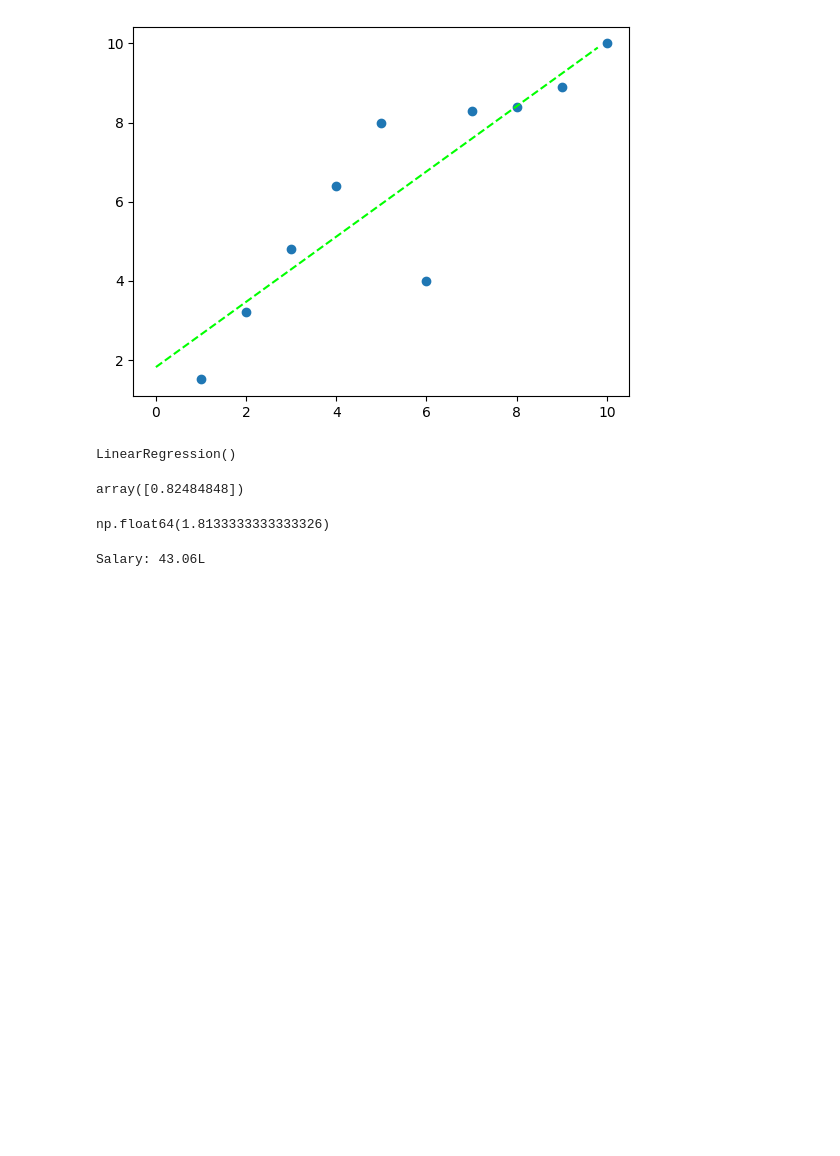
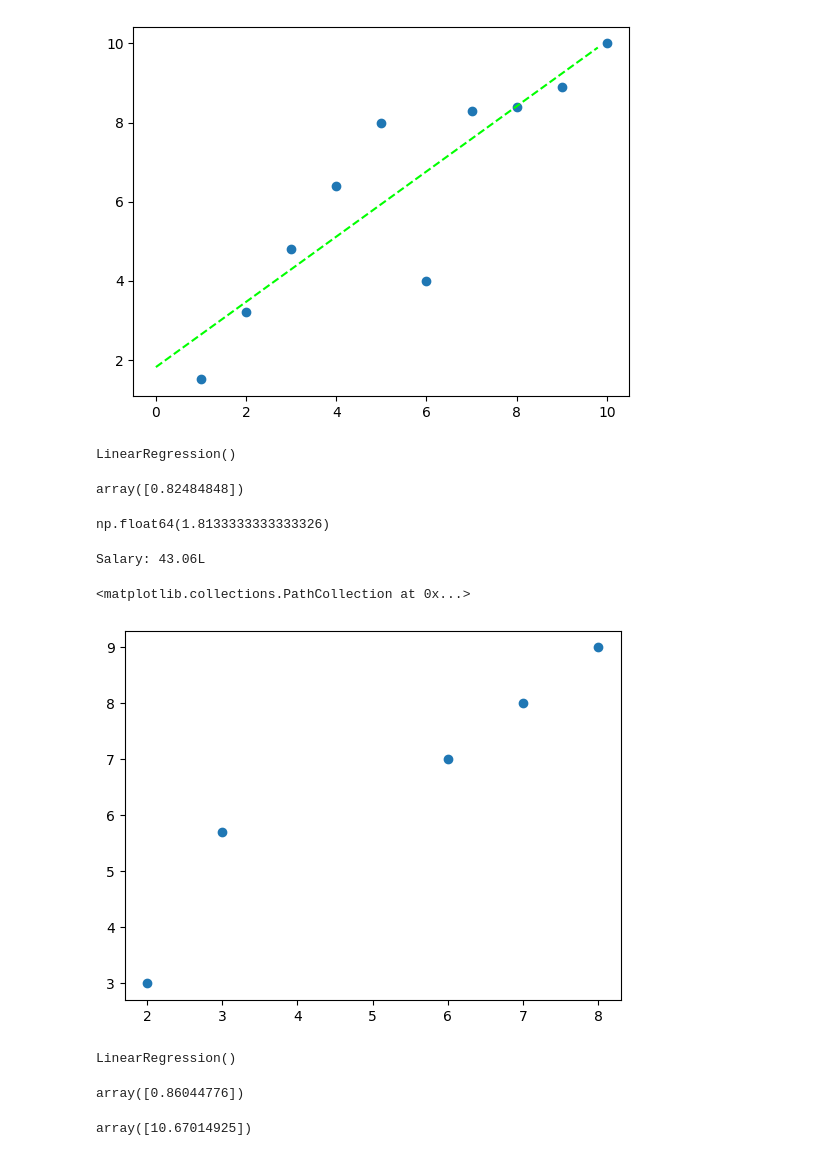
Before and after one commit to duskygloom/BSc-Sem-VI, a Jupyter notebook: machine_learning/linear_regression.ipynb, the cells around one changed output. Saved outputs shown, nothing was run; the diff lists cells and outputs as text; code cells hidden in the pictures; blank space fills up the shorter version.

```diff
--- a/machine_learning/linear_regression.ipynb
+++ b/machine_learning/linear_regression.ipynb
@@ -114,3 +114,25 @@ def get_salary(years: float) -> float:
 print(f"Salary: {get_salary(50)[0]:.2f}L")
 # %% [output]
 Salary: 43.06L
+# %%
+study_hours = np.array([3, 7, 6, 8, 2])
+marks = np.array([5.7, 8, 7, 9, 3])
+# %%
+plt.scatter(study_hours, marks)
+# %% [output]
+<matplotlib.collections.PathCollection at 0x...>
+[figure, added]
+# %%
+student_model = LinearRegression()
+
+student_model.fit(study_hours.reshape(-1, 1), marks)
+# %% [output]
+LinearRegression()
+# %%
+student_model.coef_
+# %% [output]
+array([0.86044776])
+# %%
+student_model.predict([[10]])
+# %% [output]
+array([10.67014925])
```
Also changed, not shown: parts of 2 cells of this notebook, 9 other files.
